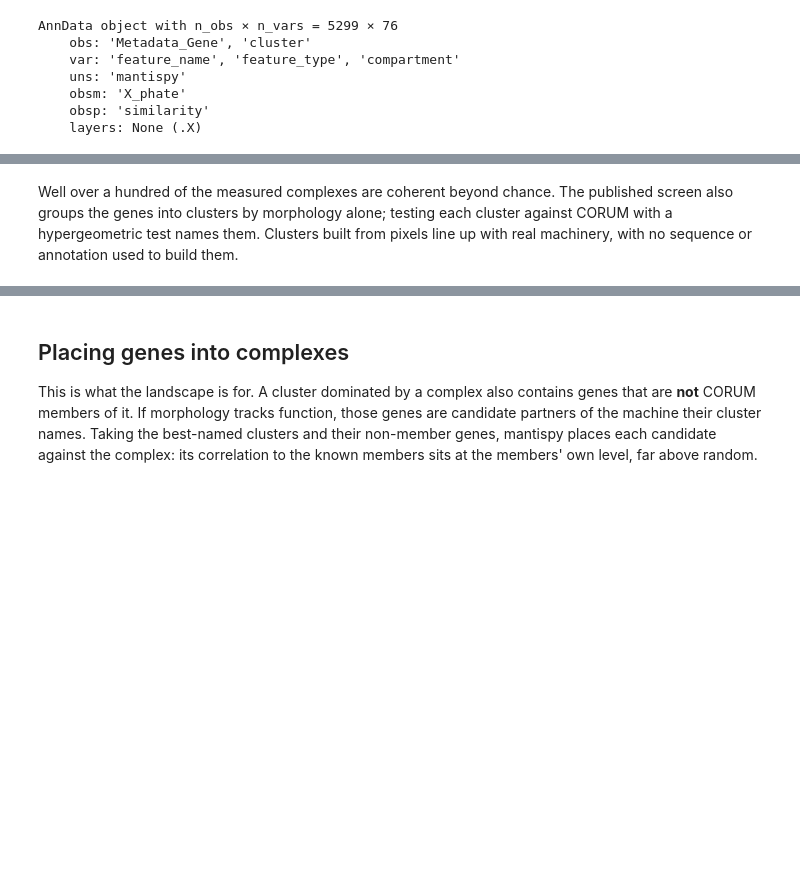
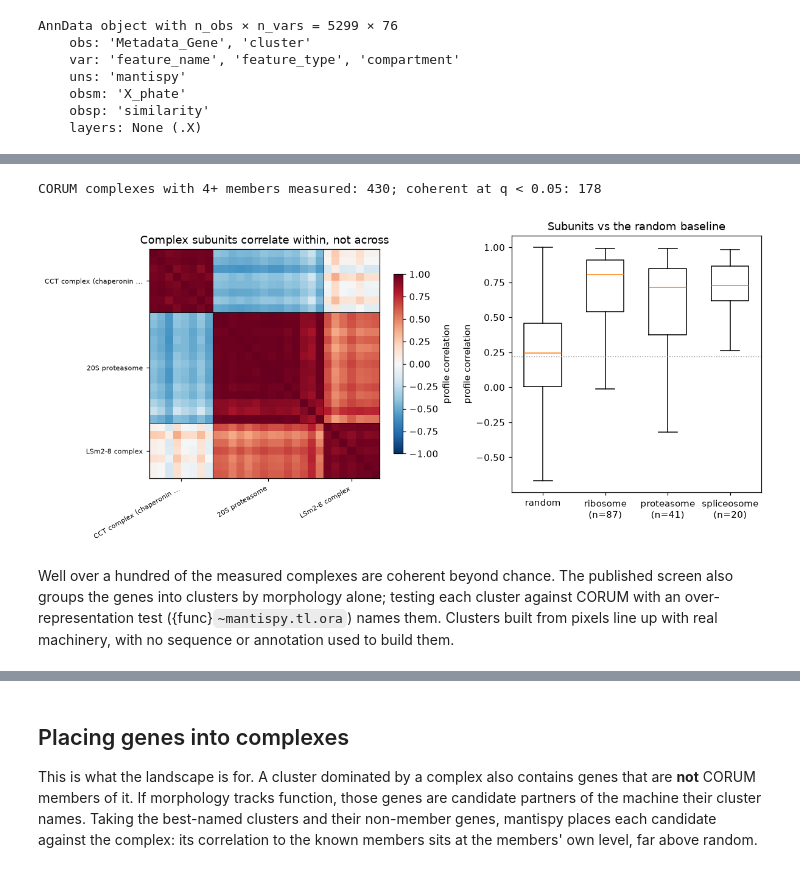
Before and after one commit to scverse/mantispy, a Jupyter notebook: docs/case_studies/optical_pooled_screens.ipynb, the cells around one changed output, grey strips where cells are left out. Cells and saved outputs as stored; diff of their text form; code cells hidden in the pictures; blank space fills up the shorter version.

```diff
--- a/docs/case_studies/optical_pooled_screens.ipynb
+++ b/docs/case_studies/optical_pooled_screens.ipynb
@@ -424,4 +464,38 @@ CORUM complexes with 4+ members measured: 292; coherent at q < 0.05: 129
+# %%
+corum = mt.ds.corum()
+present = set(land.obs_names)
+comp = {
+    c: [g for g in grp["target"].unique() if g in present]
+    for c, grp in corum.groupby("source")
+    if grp["target"].isin(present).sum() >= 4
+}
+in_corum = {g for ms in comp.values() for g in ms}
+
+pos = {g: i for i, g in enumerate(land.obs_names)}
+S = land.obsp["similarity"]
+rng = np.random.default_rng(SEED)
+random_pairs = S[rng.integers(0, S.shape[0], 20000), rng.integers(0, S.shape[0], 20000)]
+# %%
+mt.tl.pathway_coherence(land, corum, gene_key="Metadata_Gene", min_genes=4, n_permutations=1000, seed=SEED)
+pc = pd.DataFrame(land.uns["mantispy"]["pathway_coherence"])
+print(f"CORUM complexes with 4+ members measured: {len(pc)}; coherent at q < 0.05: {int((pc['qvalue'] < 0.05).sum())}")
+# %% [output]
+CORUM complexes with 4+ members measured: 430; coherent at q < 0.05: 178
+# %%
+top_sets = pc[(pc["n_genes"] >= 6) & (pc["n_genes"] <= 20)].sort_values("coherence", ascending=False)["set"].head(5)
+members, bounds, labels = [], [0], []
+for cx in top_sets:
+    gs = [g for g in sorted(comp[cx]) if g not in members]
+    if len(gs) < 4:
+        continue
+    members += gs
+    bounds.append(len(members))
+    labels.append(cx if len(cx) < 26 else cx[:24] + "...")
+plot_complex_blocks(S, pos, members, bounds, labels, random_pairs)
+# %% [output]
+[figure, added]
 # %% [markdown]
 Well over a hundred of the measured complexes are coherent beyond chance. The published screen also groups the genes
-into clusters by morphology alone; testing each cluster against CORUM with a hypergeometric test names them. Clusters
-built from pixels line up with real machinery, with no sequence or annotation used to build them.
+into clusters by morphology alone; testing each cluster against CORUM with an over-representation test
+({func}`~mantispy.tl.ora`) names them. Clusters built from pixels line up with real machinery, with no sequence or
+annotation used to build them.
```
Also changed, not shown: parts of 24 cells of this notebook.
